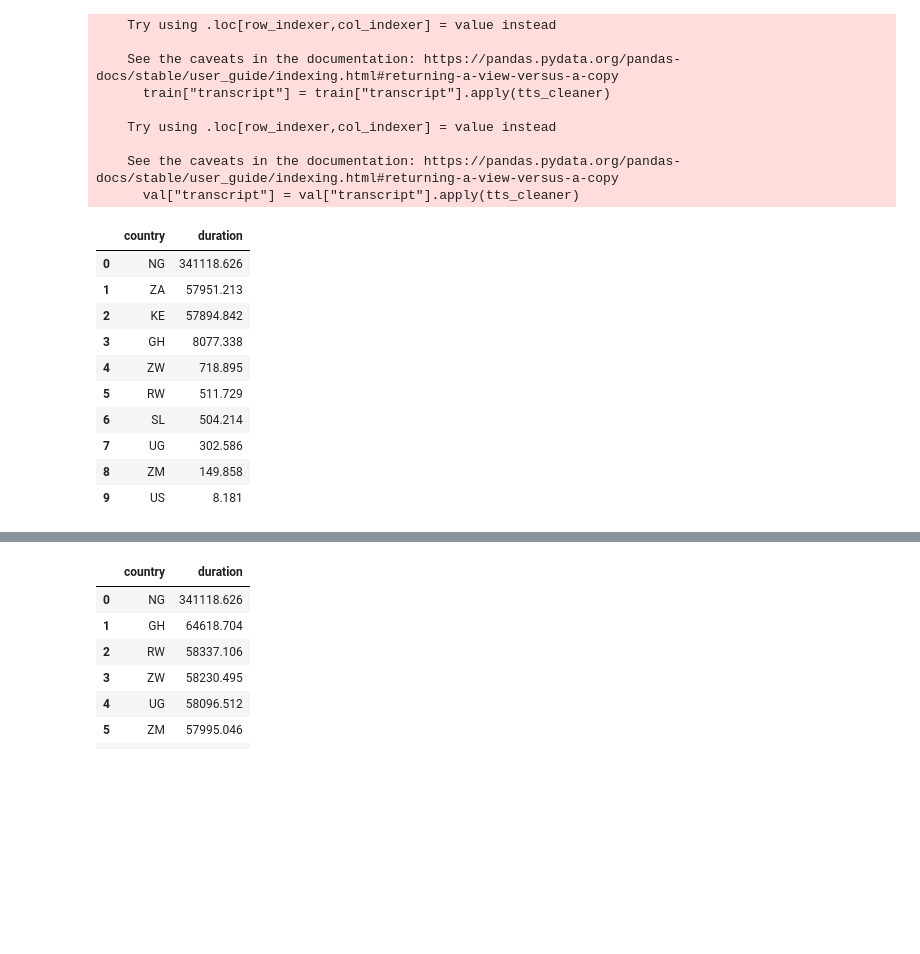
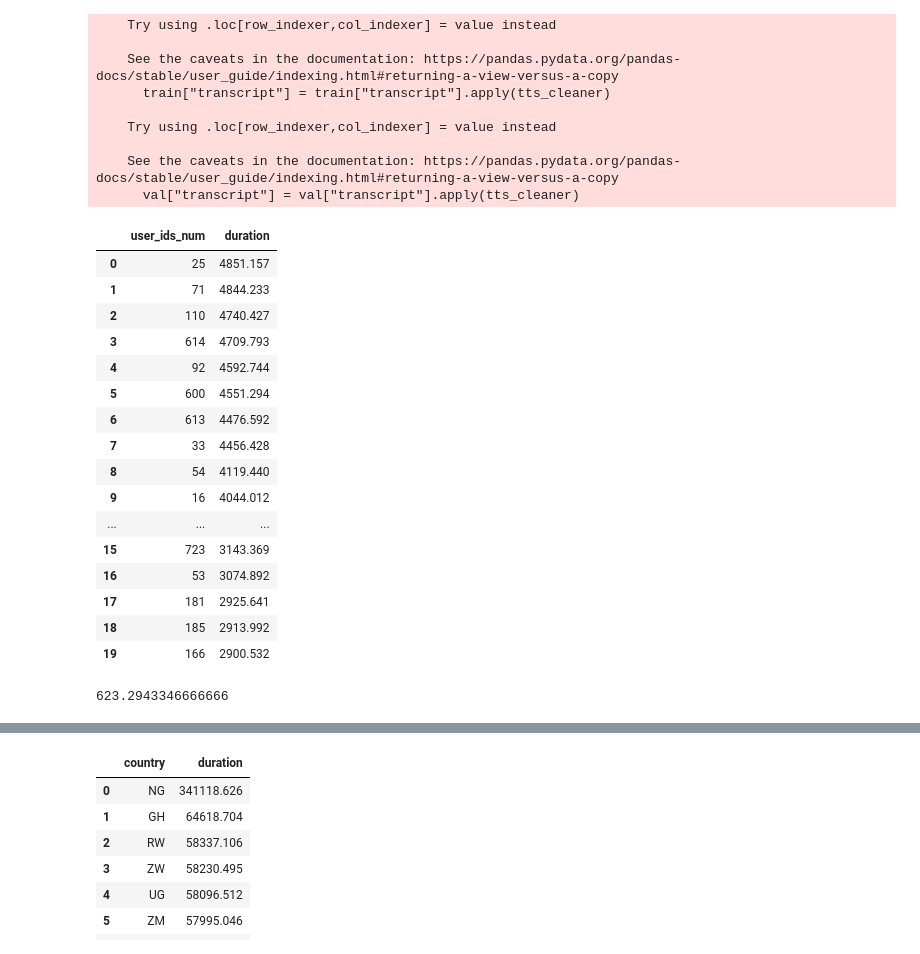
Before and after one commit to intron-innovation/AfriSpeech-TTS, a Jupyter notebook: notebooks/data_preprocessing.ipynb, the cells around one changed output, grey strips where cells are left out. Drawn from its saved outputs; the diff is of its cells as text; code cells hidden in the pictures; blank space fills up the shorter version.

Commit message:
Update data generation notebook

```diff
--- a/notebooks/data_preprocessing.ipynb
+++ b/notebooks/data_preprocessing.ipynb
@@ -291,20 +295,32 @@ test_data_seen.to_csv("/srv/storage/talc2@talc-data2.nancy/multispeech/calcul/us
+# %%
+train = pd.read_csv("/srv/storage/talc2@talc-data2.nancy/multispeech/calcul/users/sogun/AfriSpeech-TTS/data/afritts-train-clean.csv")
 # %%
 speakers3 = pd.pivot_table(train, values="duration",
-              columns=["country"], aggfunc="sum").T.reset_index()
+              columns=["user_ids_num"], aggfunc="sum").T.reset_index()
 
 speakers3["duration"] = speakers3["duration"]# /3600
 
 speakers3 = speakers3.sort_values("duration", ascending=False).reset_index(drop=True)
 speakers3.head(20)
 # %% [output]
-|  | country | duration |
-| 0 | NG | 341118.626 |
-| 1 | ZA | 57951.213 |
-| 2 | KE | 57894.842 |
-| 3 | GH | 8077.338 |
-| 4 | ZW | 718.895 |
-| 5 | RW | 511.729 |
-| 6 | SL | 504.214 |
-| 7 | UG | 302.586 |
-| 8 | ZM | 149.858 |
-| 9 | US | 8.181 |
+|  | user_ids_num | duration |
+| 0 | 25 | 4851.157 |
+| 1 | 71 | 4844.233 |
+| 2 | 110 | 4740.427 |
+| 3 | 614 | 4709.793 |
+| 4 | 92 | 4592.744 |
+| 5 | 600 | 4551.294 |
+| 6 | 613 | 4476.592 |
+| 7 | 33 | 4456.428 |
+| 8 | 54 | 4119.440 |
+| 9 | 16 | 4044.012 |
+| ... | ... | ... |
+| 15 | 723 | 3143.369 |
+| 16 | 53 | 3074.892 |
+| 17 | 181 | 2925.641 |
+| 18 | 185 | 2913.992 |
+| 19 | 166 | 2900.532 |
+# %%
+speakers3.duration.mean()
+# %% [output]
+623.2943346666666
```
Also changed, not shown: parts of 10 cells of this notebook, 6 other files.
